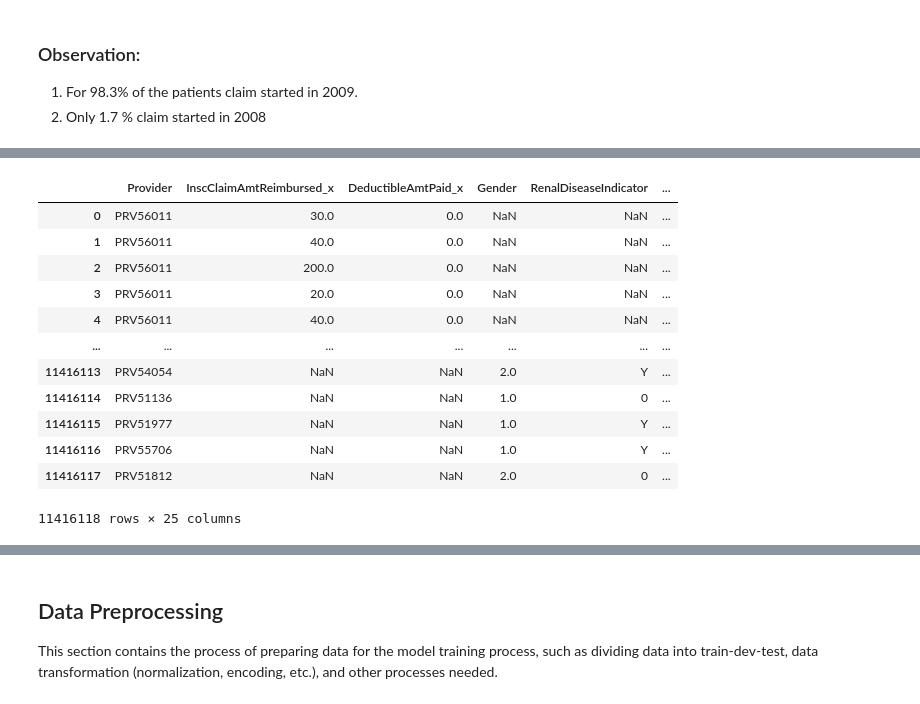
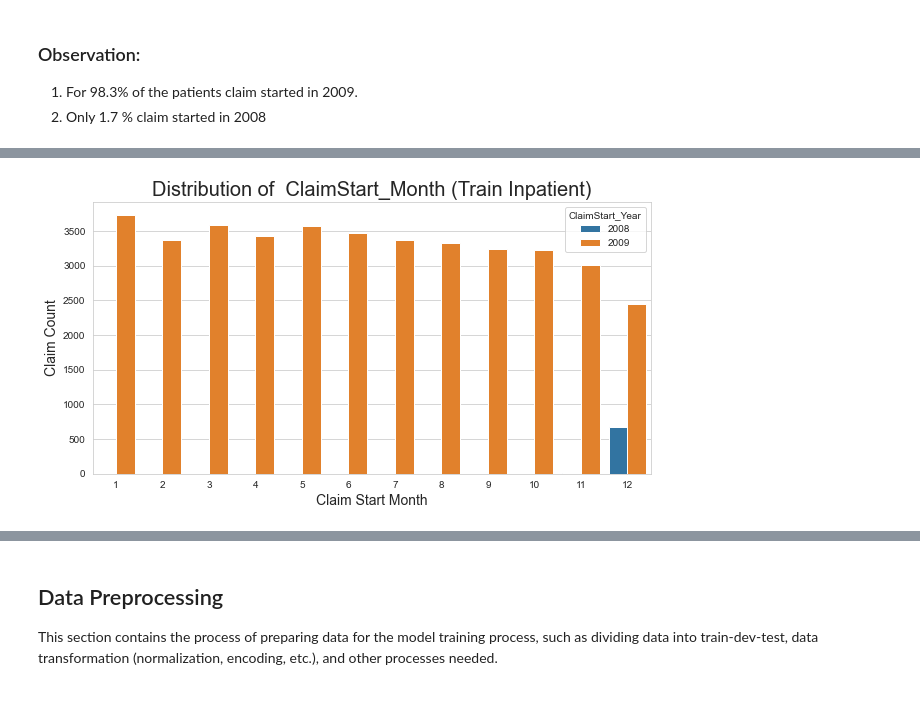
Before and after one commit to suma-bimantoro-andru/Machine-Learning, a Jupyter notebook: Healthcare Provider Fraud Detection/Medicare Provider Fraud Detection.ipynb, the cells around one changed output, grey strips where cells are left out. Cells and saved outputs as stored; diff of their text form; code cells hidden in the pictures.

```diff
--- a/Healthcare Provider Fraud Detection/Medicare Provider Fraud Detection.ipynb
+++ b/Healthcare Provider Fraud Detection/Medicare Provider Fraud Detection.ipynb
@@ -445,16 +414,12 @@ final_test=datatese132n4.drop(columns=remove_columns, axis=1)
-# %%
-final_train
-# %% [output]
-|  | Provider | InscClaimAmtReimbursed_x | DeductibleAmtPaid_x | Gender | RenalDiseaseIndicator | ... |
-| 0 | PRV56011 | 30.0 | 0.0 | NaN | NaN | ... |
-| 1 | PRV56011 | 40.0 | 0.0 | NaN | NaN | ... |
-| 2 | PRV56011 | 200.0 | 0.0 | NaN | NaN | ... |
-| 3 | PRV56011 | 20.0 | 0.0 | NaN | NaN | ... |
-| 4 | PRV56011 | 40.0 | 0.0 | NaN | NaN | ... |
-| ... | ... | ... | ... | ... | ... | ... |
-| 11416113 | PRV54054 | NaN | NaN | 2.0 | Y | ... |
-| 11416114 | PRV51136 | NaN | NaN | 1.0 | 0 | ... |
-| 11416115 | PRV51977 | NaN | NaN | 1.0 | Y | ... |
-| 11416116 | PRV55706 | NaN | NaN | 1.0 | Y | ... |
-| 11416117 | PRV51812 | NaN | NaN | 2.0 | 0 | ... |
-11416118 rows × 25 columns
+# %%
+# Plot distribution of ClaimStart_Month in Train Inpatient data
+plt.figure(figsize=(10, 5))
+ax = sns.countplot(x='ClaimStart_Month',y=None, data=data3, orient ="v", hue= 'ClaimStart_Year') #, order = Train_Inpatient['ClaimStart_Month'].value_counts().index
+plt.title('Distribution of  ClaimStart_Month (Train Inpatient)', fontsize=20)
+plt.xticks(size = 10)
+plt.yticks(size = 10)
+plt.xlabel('Claim Start Month', size = 14)
+plt.ylabel('Claim Count', size = 14)
+plt.show()
+# %% [output]
+[figure, added]
```
Also changed, not shown: parts of 169 cells of this notebook.
